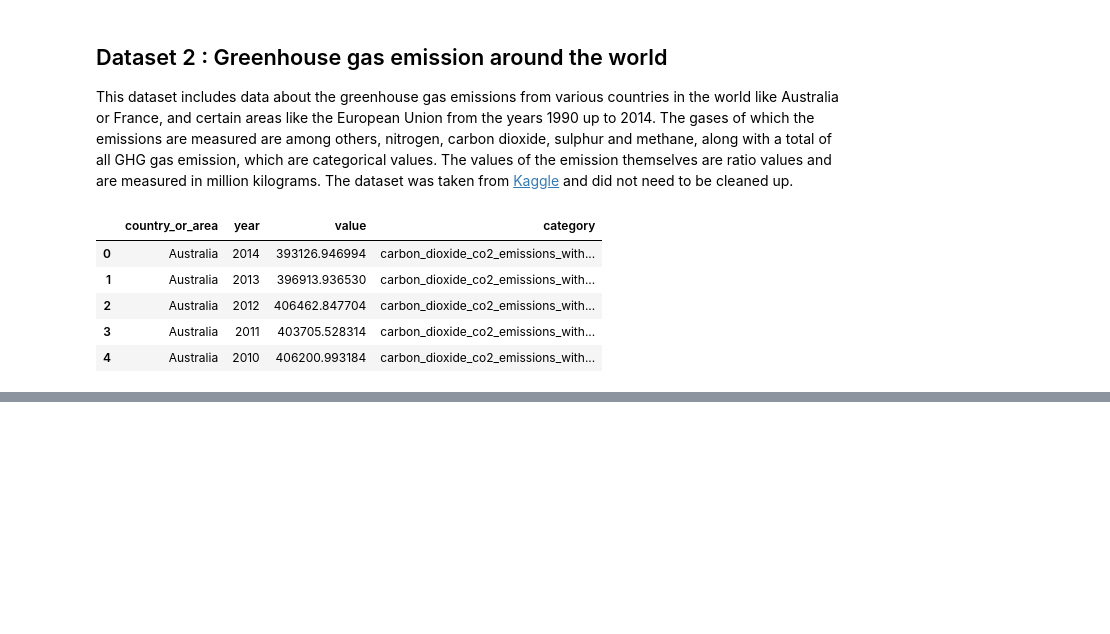
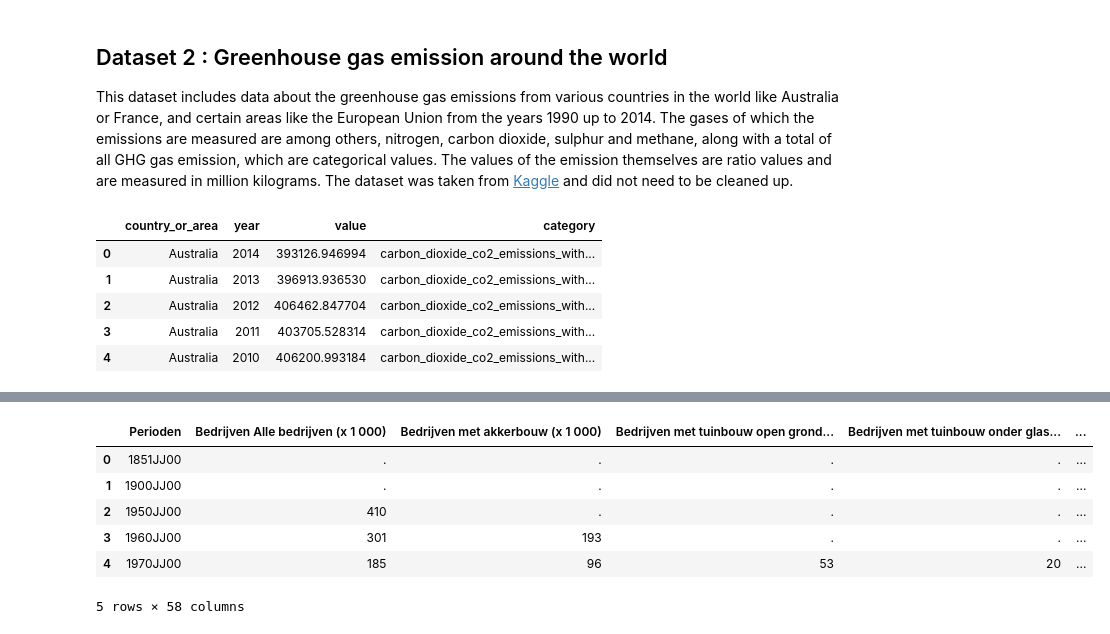
Before and after one commit to ross-geurts/infovis, a Jupyter notebook: _build/jupyter_execute/docs/data_preprocessed.ipynb, the cells around one changed output, grey strips where cells are left out. Drawn from its saved outputs; the diff is of its cells as text; code cells hidden in the pictures; blank space fills up the shorter version.

```diff
--- a/_build/jupyter_execute/docs/data_preprocessed.ipynb
+++ b/_build/jupyter_execute/docs/data_preprocessed.ipynb
@@ -58,0 +65,11 @@ kiva_country_profile.head()
+# %%
+df_agr_comp = pd.read_csv('../datasets/table__71904ned.csv')
+df_agr_comp.head()
+# %% [output]
+|  | Perioden | Bedrijven Alle bedrijven (x 1 000) | Bedrijven met akkerbouw (x 1 000) | Bedrijven met tuinbouw open grond... | Bedrijven met tuinbouw onder glas... | ... |
+| 0 | 1851JJ00 | . | . | . | . | ... |
+| 1 | 1900JJ00 | . | . | . | . | ... |
+| 2 | 1950JJ00 | 410 | . | . | . | ... |
+| 3 | 1960JJ00 | 301 | 193 | . | . | ... |
+| 4 | 1970JJ00 | 185 | 96 | 53 | 20 | ... |
+5 rows × 58 columns
```
Also changed, not shown: parts of 7 cells of this notebook, 21 other files.
